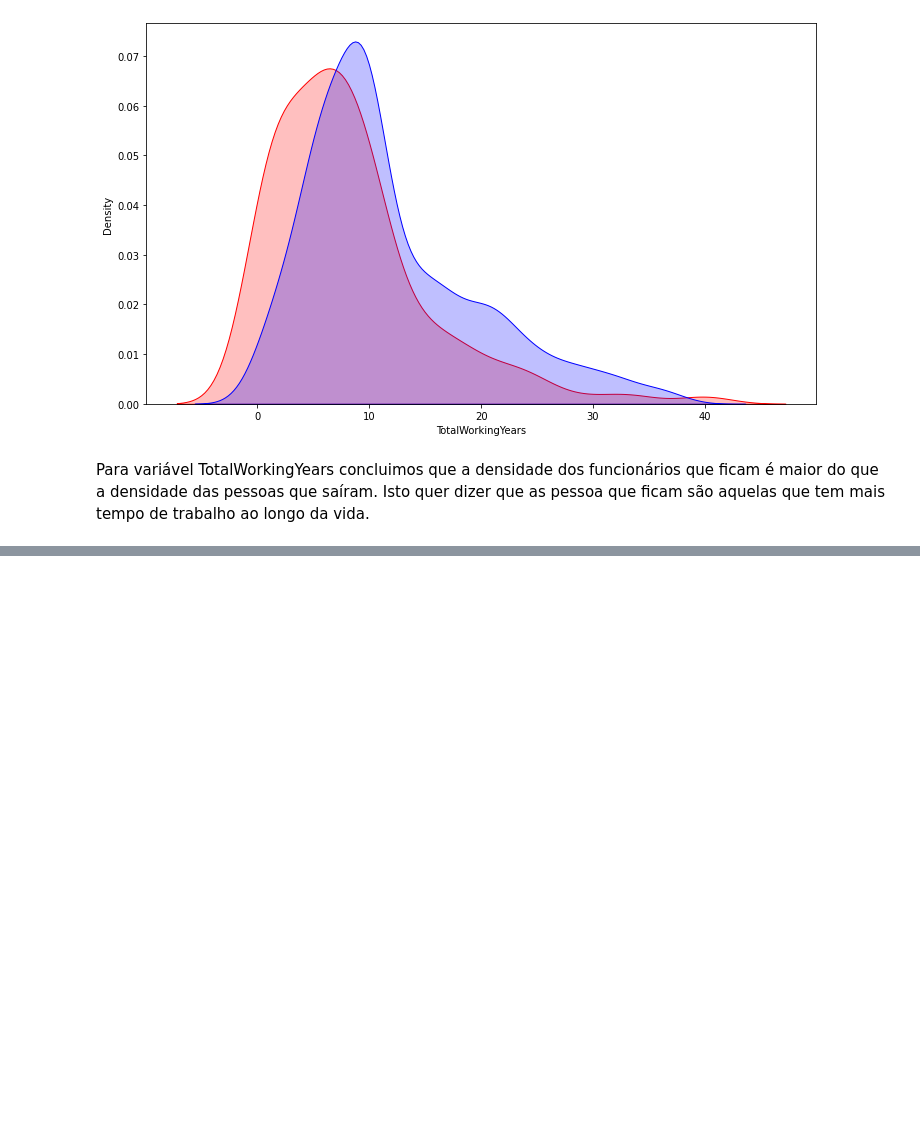
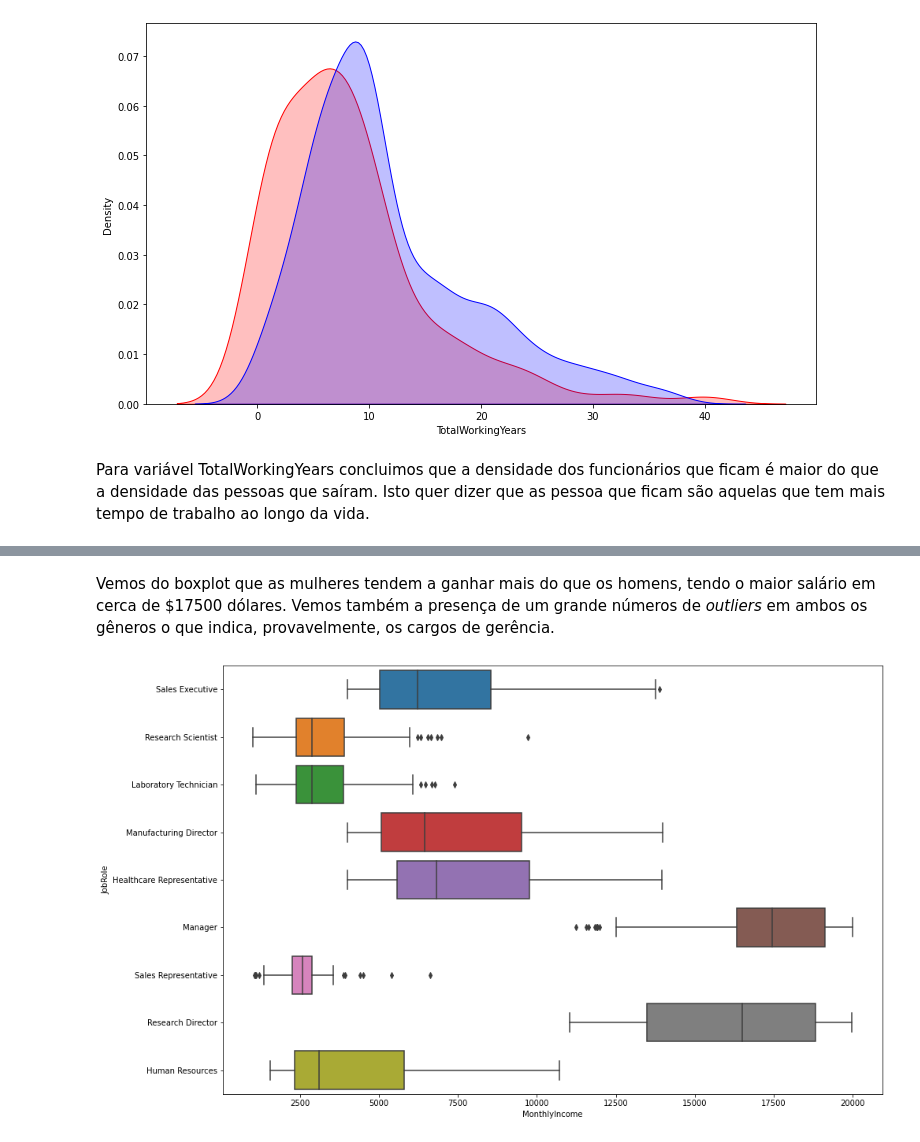
Before and after one commit to Mario-RJunior/Recursos_humanos_ML, a Jupyter notebook: Recursos_Humanos.ipynb, the cells around one changed output, grey strips where cells are left out. Cells and saved outputs as stored; diff of their text form; code cells hidden in the pictures; blank space fills up the shorter version.

```diff
--- a/Recursos_Humanos.ipynb
+++ b/Recursos_Humanos.ipynb
@@ -259,0 +266,7 @@ Para variável TotalWorkingYears concluimos que a densidade dos funcionários qu
+# %% [markdown]
+Vemos do boxplot que as mulheres tendem a ganhar mais do que os homens, tendo o maior salário em cerca de $17500 dólares. Vemos também a presença de um grande números de *outliers* em ambos os gêneros o que indica, provavelmente, os cargos de gerência.
+# %%
+plt.figure(figsize=(15,10))
+sns.boxplot(data=employee_df, x='MonthlyIncome', y='JobRole');
+# %% [output]
+[figure, added]
```
Also changed, not shown: parts of 2 cells of this notebook.
